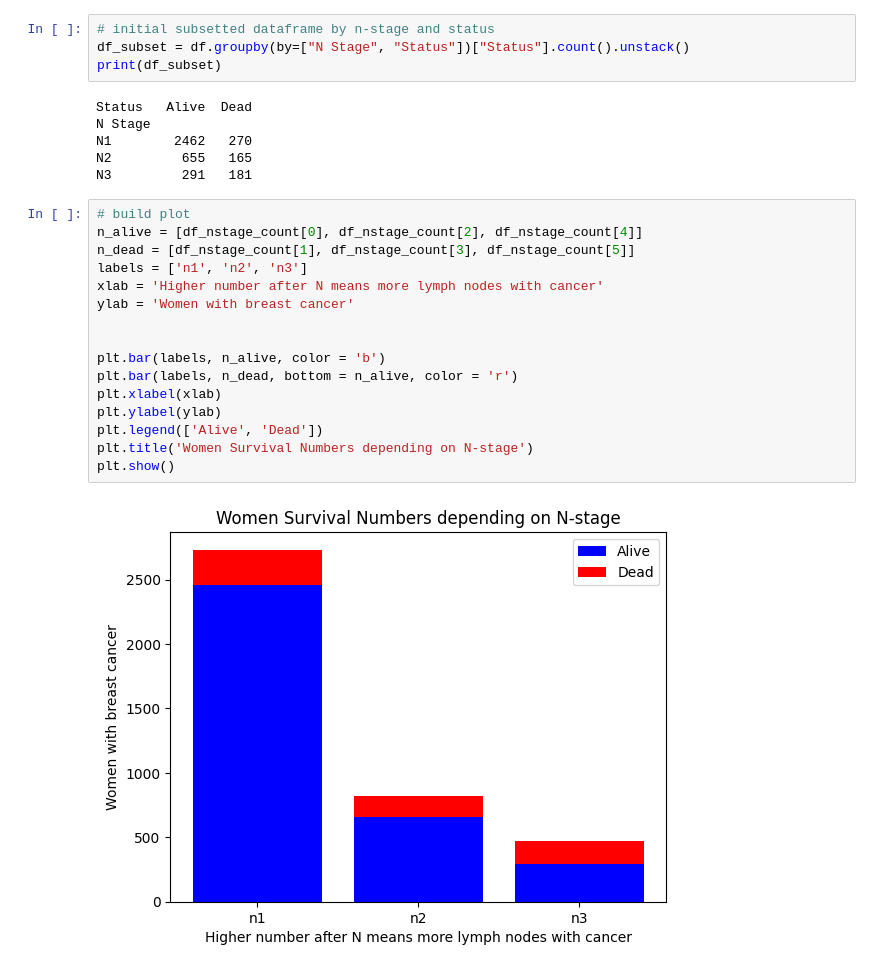
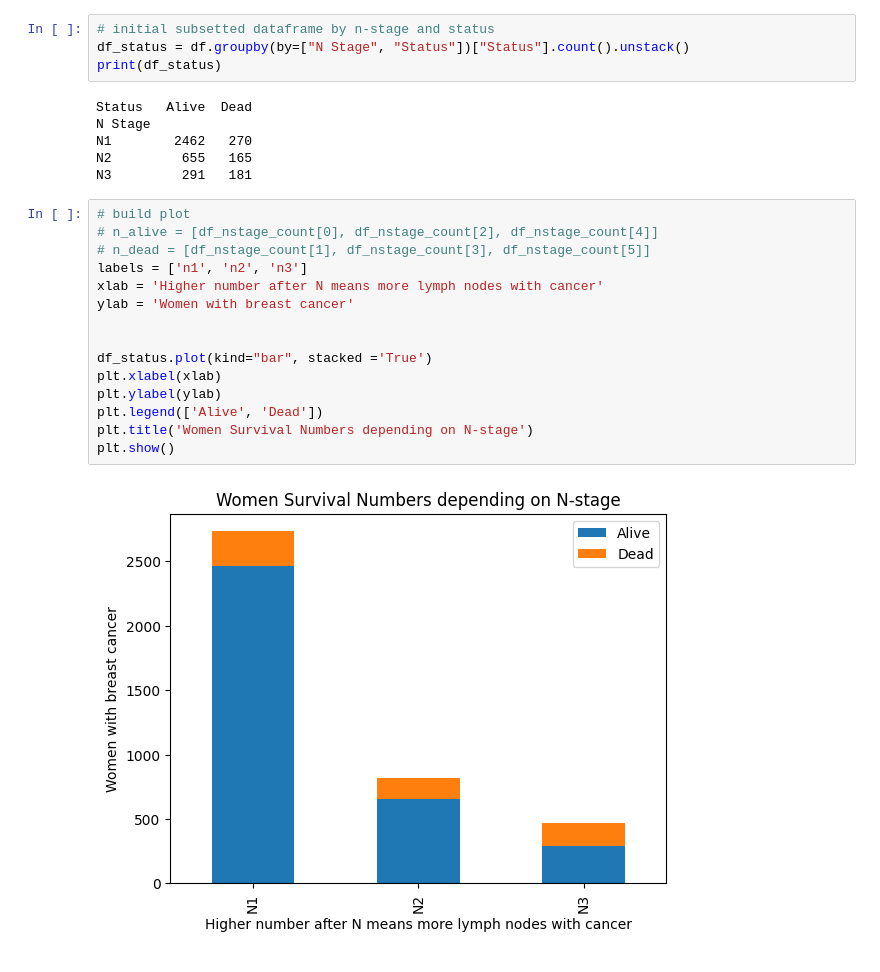
Before and after one commit to Chris-Vuong/breast-cancer, a Jupyter notebook: breast-cancer-analysis.ipynb, the cells around one changed output. Cells and saved outputs as stored; diff of their text form.

```diff
--- a/breast-cancer-analysis.ipynb
+++ b/breast-cancer-analysis.ipynb
@@ -61,8 +61,8 @@ sns.boxenplot(data=df, x="Age")
 [figure]
 # %%
 # initial subsetted dataframe by n-stage and status
-df_subset = df.groupby(by=["N Stage", "Status"])["Status"].count().unstack()
-print(df_subset)
+df_status = df.groupby(by=["N Stage", "Status"])["Status"].count().unstack()
+print(df_status)
 # %% [output]
 Status   Alive  Dead
 N Stage
@@ -71,20 +71,19 @@ N2         655   165
 N3         291   181
 # %%
 # build plot
-n_alive = [df_nstage_count[0], df_nstage_count[2], df_nstage_count[4]]
-n_dead = [df_nstage_count[1], df_nstage_count[3], df_nstage_count[5]]
+# n_alive = [df_nstage_count[0], df_nstage_count[2], df_nstage_count[4]]
+# n_dead = [df_nstage_count[1], df_nstage_count[3], df_nstage_count[5]]
 labels = ['n1', 'n2', 'n3']
 xlab = 'Higher number after N means more lymph nodes with cancer'
 ylab = 'Women with breast cancer'
 
 
-plt.bar(labels, n_alive, color = 'b')
-plt.bar(labels, n_dead, bottom = n_alive, color = 'r')
+df_status.plot(kind="bar", stacked ='True')
 plt.xlabel(xlab)
 plt.ylabel(ylab)
 plt.legend(['Alive', 'Dead'])
 plt.title('Women Survival Numbers depending on N-stage')
 plt.show()
 # %% [output]
-[figure, old version]
+[figure, new version]
 # %%
```
Also changed, not shown: parts of 1 cell of this notebook.
